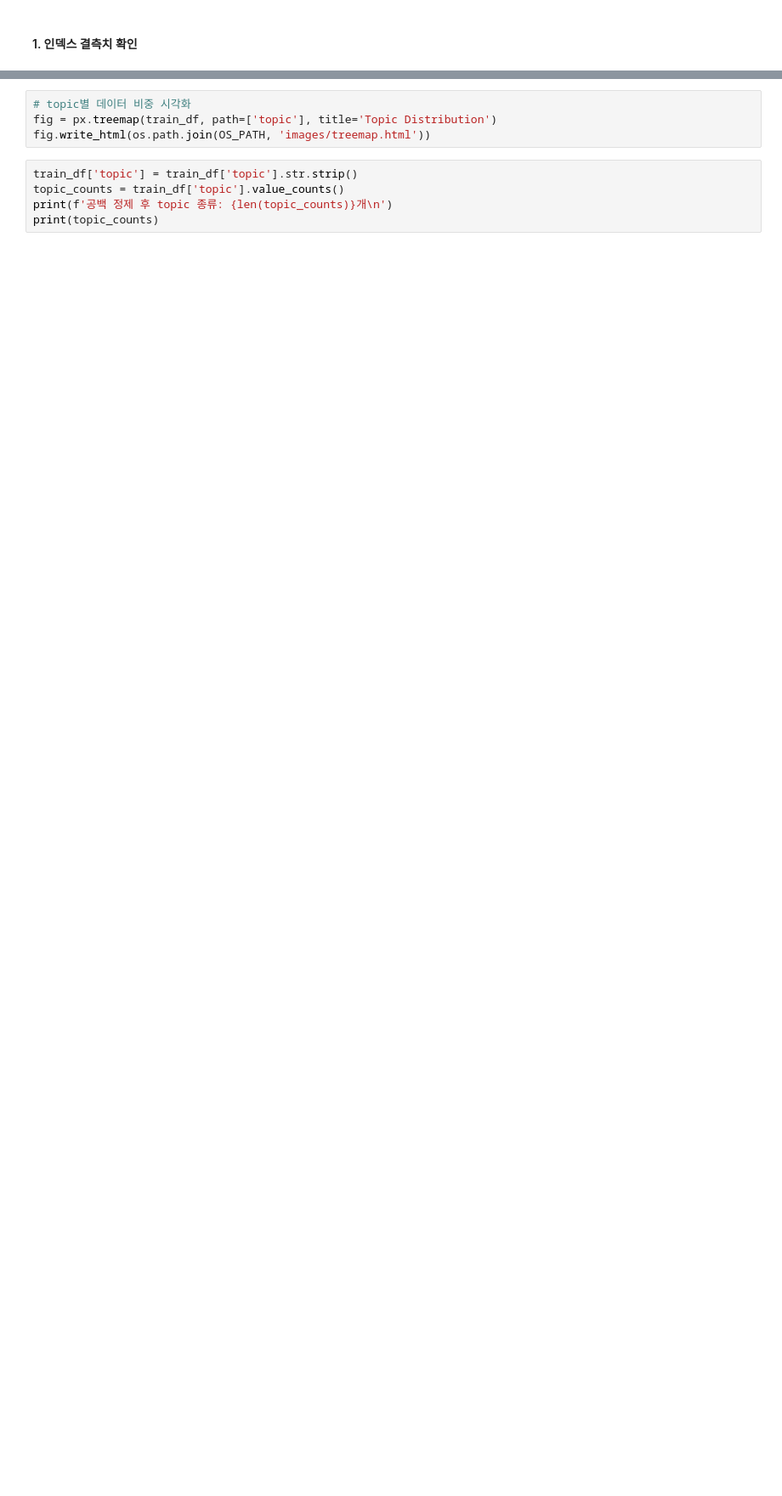
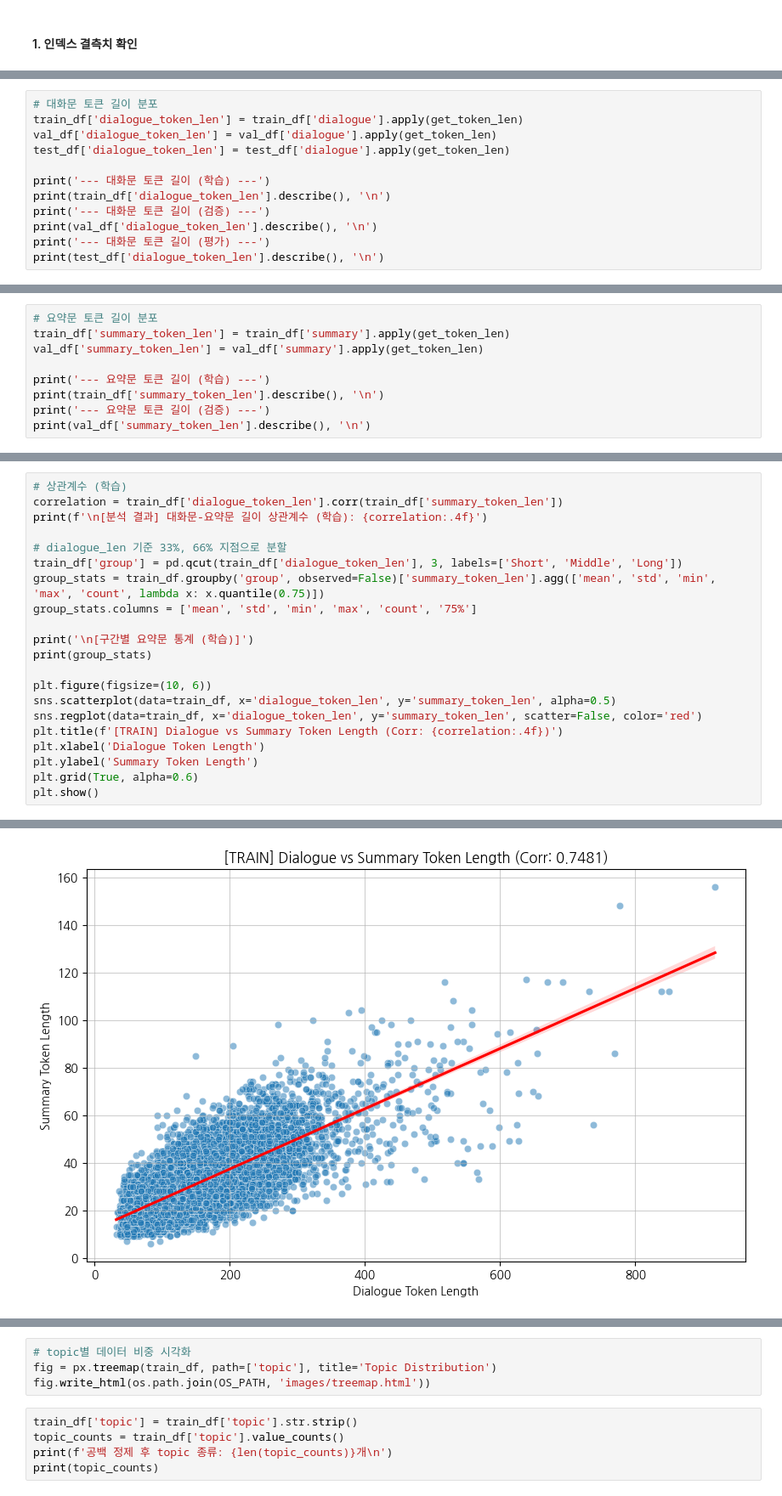
Before and after one commit to karmakaryx/nlp-dialogue-summarization, a Jupyter notebook: code/eda.ipynb, the cells around one changed output, grey strips where cells are left out. Shown at 85% size. Drawn from its saved outputs; the diff is of its cells as text; blank space fills up the shorter version.

```diff
--- a/code/eda.ipynb
+++ b/code/eda.ipynb
@@ -91,0 +90,12 @@ print(f'중복된 대화 수: {len(duplicates)}건\n')
+# %%
+# 대화문 토큰 길이 분포
+train_df['dialogue_token_len'] = train_df['dialogue'].apply(get_token_len)
+val_df['dialogue_token_len'] = val_df['dialogue'].apply(get_token_len)
+test_df['dialogue_token_len'] = test_df['dialogue'].apply(get_token_len)
+
+print('--- 대화문 토큰 길이 (학습) ---')
+print(train_df['dialogue_token_len'].describe(), '\n')
+print('--- 대화문 토큰 길이 (검증) ---')
+print(val_df['dialogue_token_len'].describe(), '\n')
+print('--- 대화문 토큰 길이 (평가) ---')
+print(test_df['dialogue_token_len'].describe(), '\n')
@@ -91,0 +120,9 @@ print(f'중복된 대화 수: {len(duplicates)}건\n')
+# %%
+# 요약문 토큰 길이 분포
+train_df['summary_token_len'] = train_df['summary'].apply(get_token_len)
+val_df['summary_token_len'] = val_df['summary'].apply(get_token_len)
+
+print('--- 요약문 토큰 길이 (학습) ---')
+print(train_df['summary_token_len'].describe(), '\n')
+print('--- 요약문 토큰 길이 (검증) ---')
+print(val_df['summary_token_len'].describe(), '\n')
@@ -91,0 +218,22 @@ print(f'중복된 대화 수: {len(duplicates)}건\n')
+# %%
+# 상관계수 (학습)
+correlation = train_df['dialogue_token_len'].corr(train_df['summary_token_len'])
+print(f'\n[분석 결과] 대화문-요약문 길이 상관계수 (학습): {correlation:.4f}')
+
+# dialogue_len 기준 33%, 66% 지점으로 분할
+train_df['group'] = pd.qcut(train_df['dialogue_token_len'], 3, labels=['Short', 'Middle', 'Long'])
+group_stats = train_df.groupby('group', observed=False)['summary_token_len'].agg(['mean', 'std', 'min', 'max', 'count', lambda x: x.quantile(0.75)])
+group_stats.columns = ['mean', 'std', 'min', 'max', 'count', '75%']
+
+print('\n[구간별 요약문 통계 (학습)]')
+print(group_stats)
+
+plt.figure(figsize=(10, 6))
+sns.scatterplot(data=train_df, x='dialogue_token_len', y='summary_token_len', alpha=0.5)
+sns.regplot(data=train_df, x='dialogue_token_len', y='summary_token_len', scatter=False, color='red')
+plt.title(f'[TRAIN] Dialogue vs Summary Token Length (Corr: {correlation:.4f})')
+plt.xlabel('Dialogue Token Length')
+plt.ylabel('Summary Token Length')
+plt.grid(True, alpha=0.6)
+plt.show()
+# %% [output]
@@ -91,0 +248 @@ print(f'중복된 대화 수: {len(duplicates)}건\n')
+[figure, added]
```
Also changed, not shown: parts of 33 cells of this notebook.
